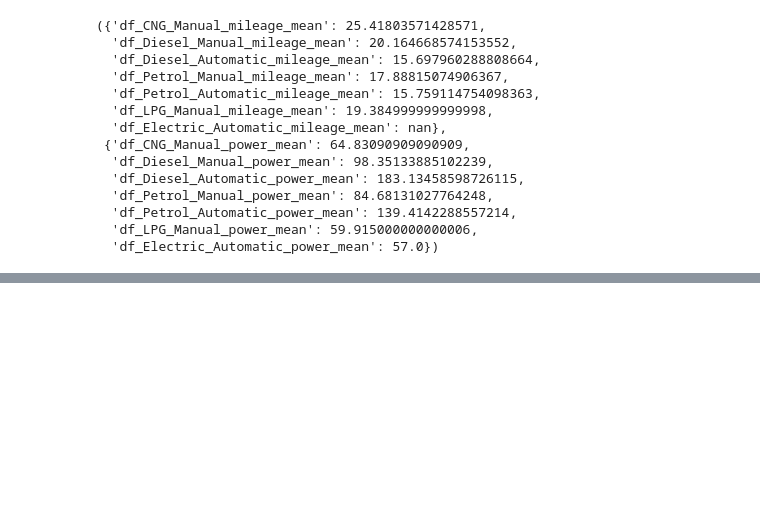
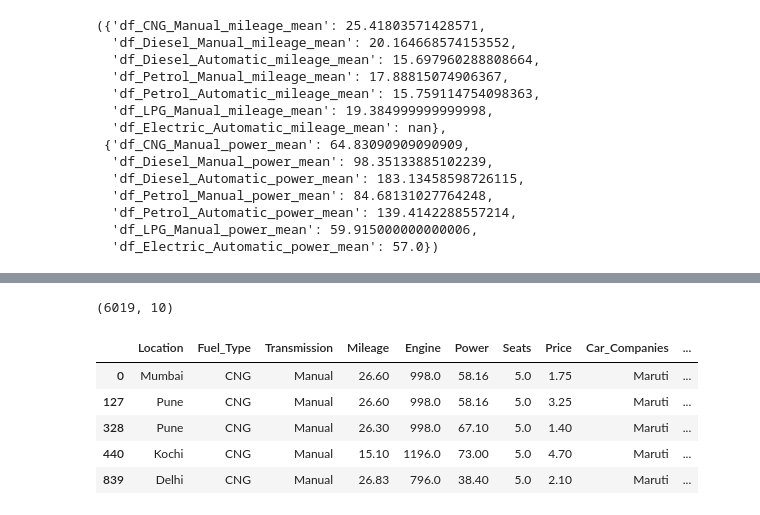
Before and after one commit to swaksh-war/G29-Python, a Jupyter notebook: carpricetraining.ipynb, the cells around one changed output, grey strips where cells are left out. Drawn from its saved outputs; the diff is of its cells as text; code cells hidden in the pictures; blank space fills up the shorter version.

```diff
--- a/carpricetraining.ipynb
+++ b/carpricetraining.ipynb
@@ -280,0 +318,4 @@ filtered_data_mileage_mean, filtered_data_power_mean
+# %%
+df2.shape
+# %% [output]
+(6019, 10)
@@ -280,0 +324,9 @@ filtered_data_mileage_mean, filtered_data_power_mean
+# %%
+carData.head()
+# %% [output]
+|  | Location | Fuel_Type | Transmission | Mileage | Engine | Power | Seats | Price | Car_Companies | ... |
+| 0 | Mumbai | CNG | Manual | 26.60 | 998.0 | 58.16 | 5.0 | 1.75 | Maruti | ... |
+| 127 | Pune | CNG | Manual | 26.60 | 998.0 | 58.16 | 5.0 | 3.25 | Maruti | ... |
+| 328 | Pune | CNG | Manual | 26.30 | 998.0 | 67.10 | 5.0 | 1.40 | Maruti | ... |
+| 440 | Kochi | CNG | Manual | 15.10 | 1196.0 | 73.00 | 5.0 | 4.70 | Maruti | ... |
+| 839 | Delhi | CNG | Manual | 26.83 | 796.0 | 38.40 | 5.0 | 2.10 | Maruti | ... |
```
Also changed, not shown: parts of 15 cells of this notebook.
